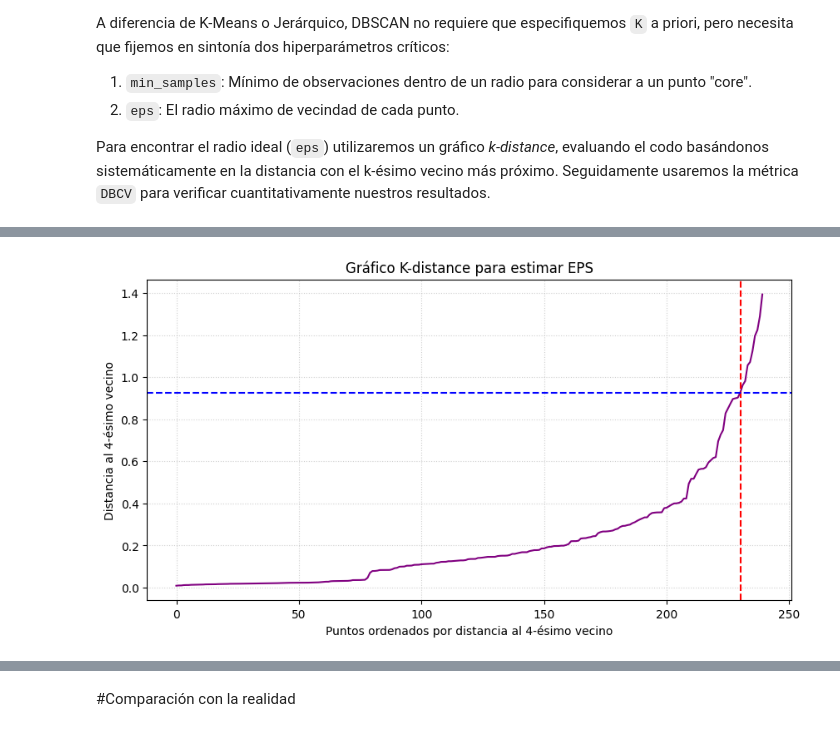
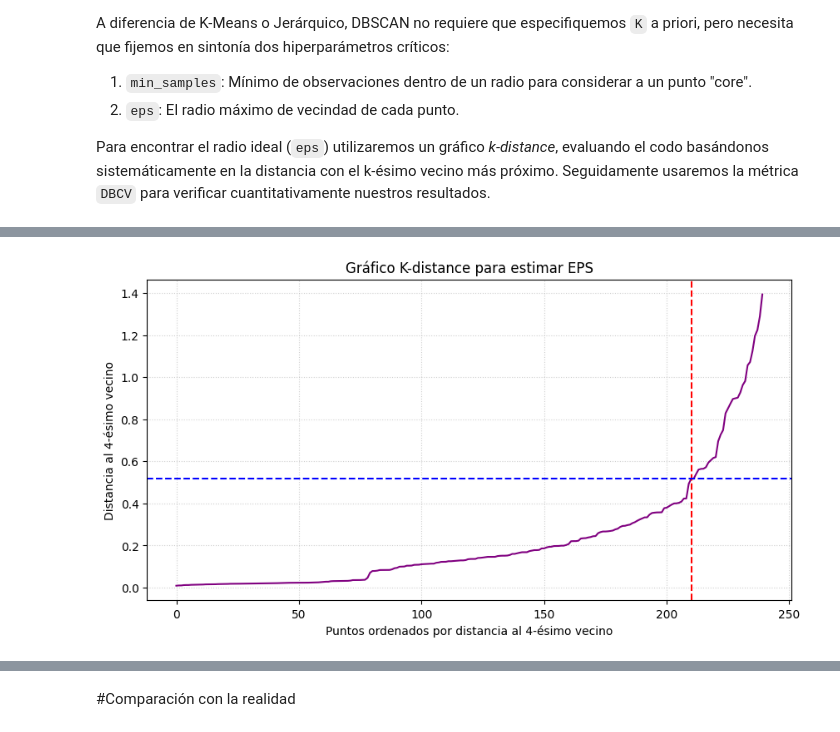
Before and after one commit to 100522371/P2_AA_Grupo17, a Jupyter notebook: p2_grupo17.ipynb, the cells around one changed output, grey strips where cells are left out. Saved outputs shown, nothing was run; the diff lists cells and outputs as text; code cells hidden in the pictures.

```diff
--- a/p2_grupo17.ipynb
+++ b/p2_grupo17.ipynb
@@ -393,111 +382,33 @@ Successfully installed dbcv-0.1.1 mpmath-1.4.1
 # %%
 from sklearn.neighbors import NearestNeighbors
 from sklearn.cluster import DBSCAN
 import dbcv
 
-# 2. Análisis del k-distance para calcular un EPS inicial (Heurística)
+# Análisis del k-distance para calcular un EPS inicial (Heurística)
 # Fijamos min_samples en 5 por tratarse de un conjunto 2D estándar y sin demasiada densidad
 min_samples = 5
 
 nn = NearestNeighbors(n_neighbors=min_samples)
 nn.fit(df)
 distances, indices = nn.kneighbors(df)
 
-# Ordenar las distancias del k-ésimo vecino (min_samples - 1 es el índice)
+# Ordenamos las distancias del k-ésimo vecino (min_samples - 1 es el índice)
 sorted_distances = np.sort(distances[:, min_samples-1], axis=0)
 
-# Al observar la lista, el codo / subida fuerte en nuestro dataset de PCA ocurre aprox alrededor del pto 230
-x_point = 230
+# Al observar la lista, el codo / subida fuerte en nuestro dataset de PCA ocurre aprox alrededor del pto 210
+x_point = 210
 y_value_eps = sorted_distances[x_point]
 
 plt.figure(figsize=(10, 5))
 plt.plot(sorted_distances, color='purple')
 plt.xlabel(f'Puntos ordenados por distancia al {min_samples-1}-ésimo vecino')
 plt.ylabel(f'Distancia al {min_samples-1}-ésimo vecino')
 plt.title('Gráfico K-distance para estimar EPS')
 plt.axvline(x=x_point, color='r', linestyle='--')
 plt.axhline(y=y_value_eps, color='b', linestyle='--')
 plt.grid(True, linestyle=':', alpha=0.6)
 plt.show()
 
 print(f"Heurística estimada: Para punto={x_point}, EPS sugerido={y_value_eps:.4f}")
-
-# 3. Fine-tuning iterativo midiendo con la métrica obligatoria DBCV
-min_samples_values = [4, 5, 6]
-# Generamos márgenes eps alrededor de nuestro punto estimado heurísticamente (~0.5 - 0.7 aprox)
-eps_values = [0.45, 0.50, 0.55, 0.60, 0.65, 0.70]
-
-print(f"\n{'MS':<3} | {'EPS':<4} | {'Nº Clusters':<11} | {'% Ruido':<8} | {'DBCV Score'}")
-print("-" * 55)
-
-best_score = -2.0
-best_params = {}
-best_labels = None
-
-# Pasamos el dataframe de PCA a array numpy (DBCV lo requiere para trabajar sin fallos internos)
-X_numpy = df.to_numpy()
-
-for ms in min_samples_values:
-    for e in eps_values:
-        db = DBSCAN(eps=e, min_samples=ms, metric='euclidean').fit(X_numpy)
-        labels = db.labels_
-
-        n_clusters_db = len(set(labels)) - (1 if -1 in labels else 0)
-        n_noise_db = list(labels).count(-1)
-        perc_noise_db = (n_noise_db / len(labels)) * 100
-
-        if n_clusters_db > 1:
-            try:
-                # Calcular la métrica obligatoria de calidad
-                score = dbcv.dbcv(X_numpy, labels)
-                print(f"{ms:<3} | {e:<4.2f} | {n_clusters_db:<11} | {perc_noise_db:>7.1f}% | {score:.4f}")
-
-                # Guardar el mejor
-                if score > best_score:
-                    best_score = score
-                    best_params = {'eps': e, 'min_samples': ms}
-                    best_labels = labels
-            except ValueError:
-                # DBCV a veces produce ValueError si un cluster completo está compuesto de ruido o no tiene var matemática calculable
-                print(f"{ms:<3} | {e:<4.2f} | {n_clusters_db:<11} | {perc_noise_db:>7.1f}% | Error DBCV")
-        else:
-            print(f"{ms:<3} | {e:<4.2f} | {n_clusters_db:<11} | {perc_noise_db:>7.1f}% | No calculable (1 cluster)")
-
-# 4. Ploteamos el mejor resultado encontrado por DBCV
-print(f"\nRecomendación de Hiperparámetros DBSCAN por DBCV:")
-print(f"--> EPS={best_params['eps']:.2f}, Min_Samples={best_params['min_samples']} con Score DBCV={best_score:.4f}")
-
-fig, ax = plt.subplots(1, 1, figsize=(8, 5))
-
-# Plot ruido (-1)
-ax.scatter(
-    x = df.loc[best_labels == -1, 'PC1'],
-    y = df.loc[best_labels == -1, 'PC2'],
-    c = 'black',
-    marker = 'x',
-    s = 25,
-    label = 'Ruido (-1)'
-)
-
-# Plot clusters
-for i in set(best_labels):
-    if i != -1: # Saltamos el ruido
-        ax.scatter(
-            x = df.loc[best_labels == i, 'PC1'],
-            y = df.loc[best_labels == i, 'PC2'],
-            c = plt.rcParams['axes.prop_cycle'].by_key()['color'][i % 10],
-            marker    = 'o',
-            edgecolor = 'black',
-            s = 50,
-            label= f"Cluster {i}"
-        )
-
-ax.set_title(f'Mejor clustering por DBSCAN EPS={best_params["eps"]:.2f}, MS={best_params["min_samples"]}')
-ax.set_xlabel('PC1')
-ax.set_ylabel('PC2')
-# Desplazamos la leyenda si hay muchos clusters para que no tape
-ax.legend(loc='center left', bbox_to_anchor=(1, 0.5))
-plt.tight_layout()
-plt.show()
 # %% [output]
-[figure, old version]
+[figure, new version]
```
Also changed, not shown: parts of 16 cells of this notebook.
